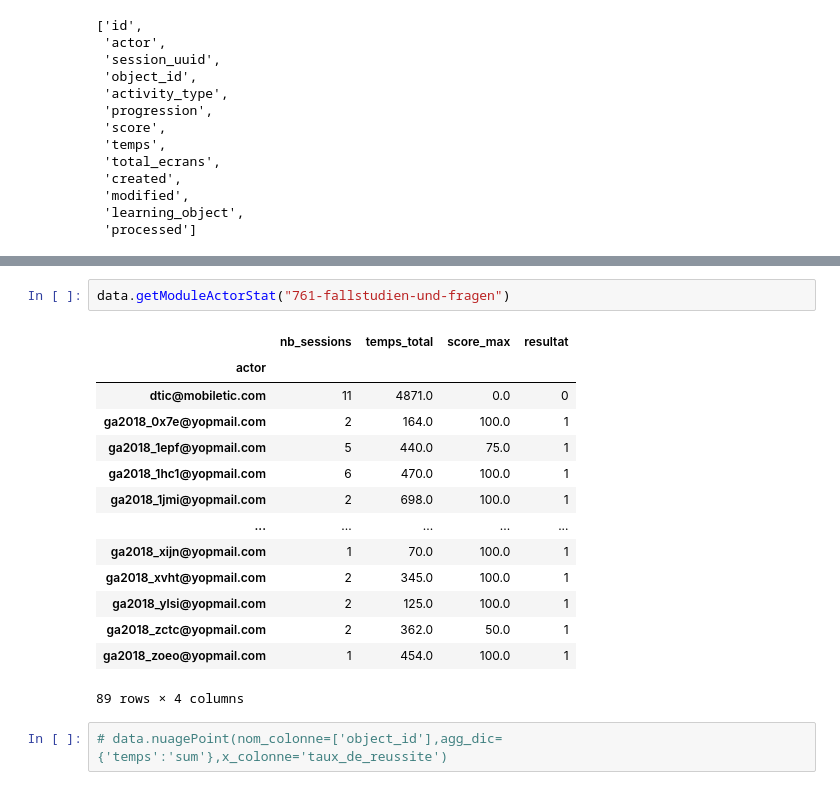
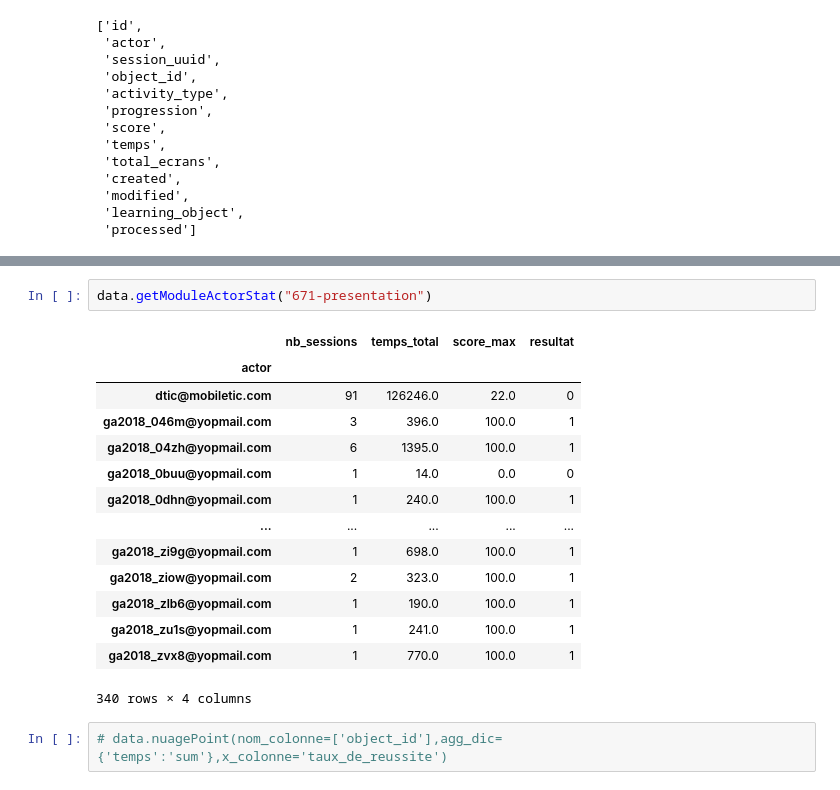
Before and after one commit to DJIGIFA/ODC-ML-DGS, a Jupyter notebook: Untitled.ipynb, the cells around one changed output, grey strips where cells are left out. Saved outputs shown, nothing was run; the diff lists cells and outputs as text.

```diff
--- a/Untitled.ipynb
+++ b/Untitled.ipynb
@@ -104,19 +89,19 @@ data.getStat()
 # %%
-data.getModuleActorStat("761-fallstudien-und-fragen")
+data.getModuleActorStat("671-presentation")
 # %% [output]
 |  | nb_sessions | temps_total | score_max | resultat |
 | actor |  |  |  |  |
-| dtic@mobiletic.com | 11 | 4871.0 | 0.0 | 0 |
-| ga2018_0x7e@yopmail.com | 2 | 164.0 | 100.0 | 1 |
-| ga2018_1epf@yopmail.com | 5 | 440.0 | 75.0 | 1 |
-| ga2018_1hc1@yopmail.com | 6 | 470.0 | 100.0 | 1 |
-| ga2018_1jmi@yopmail.com | 2 | 698.0 | 100.0 | 1 |
+| dtic@mobiletic.com | 91 | 126246.0 | 22.0 | 0 |
+| ga2018_046m@yopmail.com | 3 | 396.0 | 100.0 | 1 |
+| ga2018_04zh@yopmail.com | 6 | 1395.0 | 100.0 | 1 |
+| ga2018_0buu@yopmail.com | 1 | 14.0 | 0.0 | 0 |
+| ga2018_0dhn@yopmail.com | 1 | 240.0 | 100.0 | 1 |
 | ... | ... | ... | ... | ... |
-| ga2018_xijn@yopmail.com | 1 | 70.0 | 100.0 | 1 |
-| ga2018_xvht@yopmail.com | 2 | 345.0 | 100.0 | 1 |
-| ga2018_ylsi@yopmail.com | 2 | 125.0 | 100.0 | 1 |
-| ga2018_zctc@yopmail.com | 2 | 362.0 | 50.0 | 1 |
-| ga2018_zoeo@yopmail.com | 1 | 454.0 | 100.0 | 1 |
+| ga2018_zi9g@yopmail.com | 1 | 698.0 | 100.0 | 1 |
+| ga2018_ziow@yopmail.com | 2 | 323.0 | 100.0 | 1 |
+| ga2018_zlb6@yopmail.com | 1 | 190.0 | 100.0 | 1 |
+| ga2018_zu1s@yopmail.com | 1 | 241.0 | 100.0 | 1 |
+| ga2018_zvx8@yopmail.com | 1 | 770.0 | 100.0 | 1 |
-89 rows × 4 columns
+340 rows × 4 columns
 # %%
 # data.nuagePoint(nom_colonne=['object_id'],agg_dic={'temps':'sum'},x_colonne='taux_de_reussite')
```
Also changed, not shown: parts of 29 cells of this notebook.
